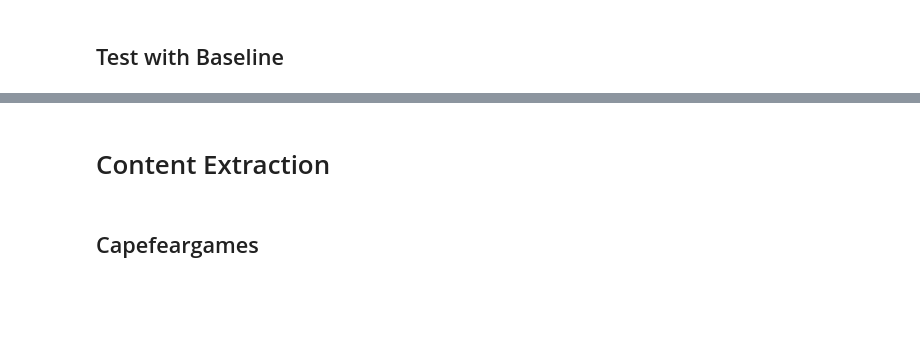
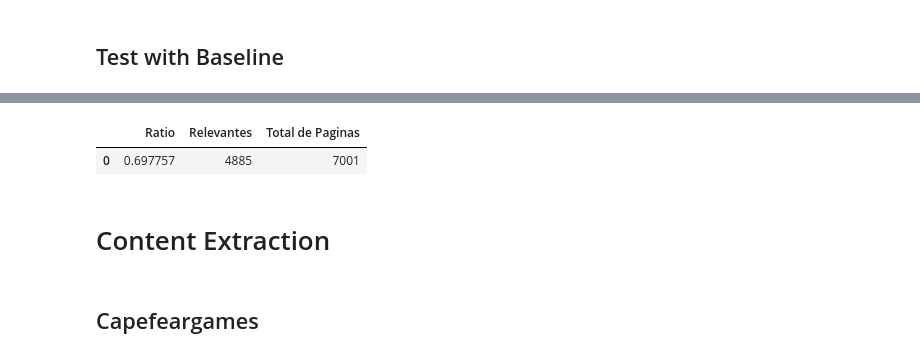
Before and after one commit to Jcss3/Projeto-1__RI, a Jupyter notebook: Classifier.ipynb, the cells around one changed output, grey strips where cells are left out. Saved outputs shown, nothing was run; the diff lists cells and outputs as text; code cells hidden in the pictures; blank space fills up the shorter version.

```diff
--- a/Classifier.ipynb
+++ b/Classifier.ipynb
@@ -120,3 +208,18 @@ data = [' '.join(extract_features(data)) for data in baseline_data]
+# %%
+links = glob('./Paginas/PaginasHeuristica/*')
+heuristica_data = [get_text_from_link(link) for link in links ]
+# %%
+data = [' '.join(extract_features(data)) for data in heuristica_data]
+# %%
+result_h = best_clf.predict(data)
+# %%
+relevants = [r for r in result_h if r == 1]
+df = []
+df.append(dict(zip(['Total de Paginas', 'Relevantes', 'Ratio'], [len(result_h), len(relevants), len(relevants) / len(result_h)])))
+pd.DataFrame(df)
+# %% [output]
+|  | Ratio | Relevantes | Total de Paginas |
+| 0 | 0.697757 | 4885 | 7001 |
 # %% [markdown]
 # Content Extraction
 # %% [markdown]
```
Also changed, not shown: parts of 32 cells of this notebook, 1 other file.
